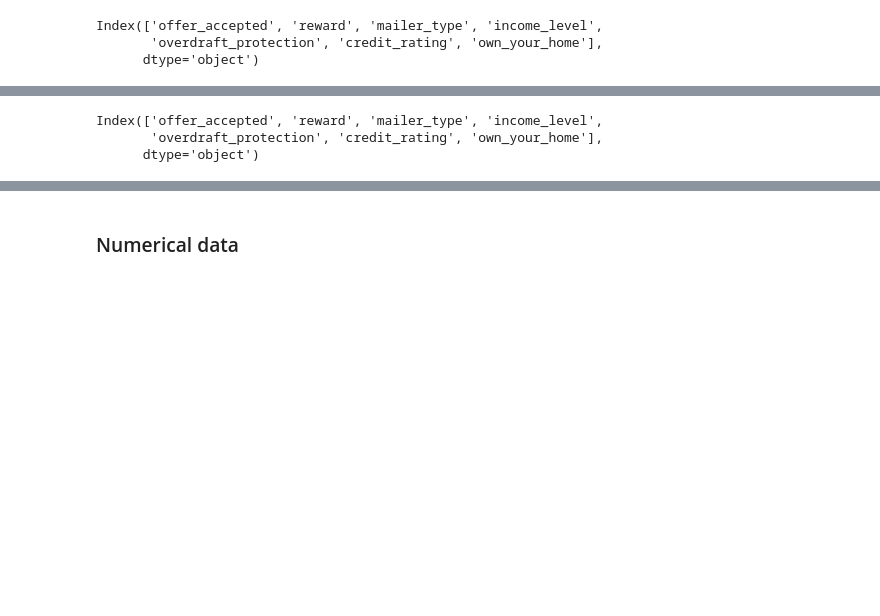
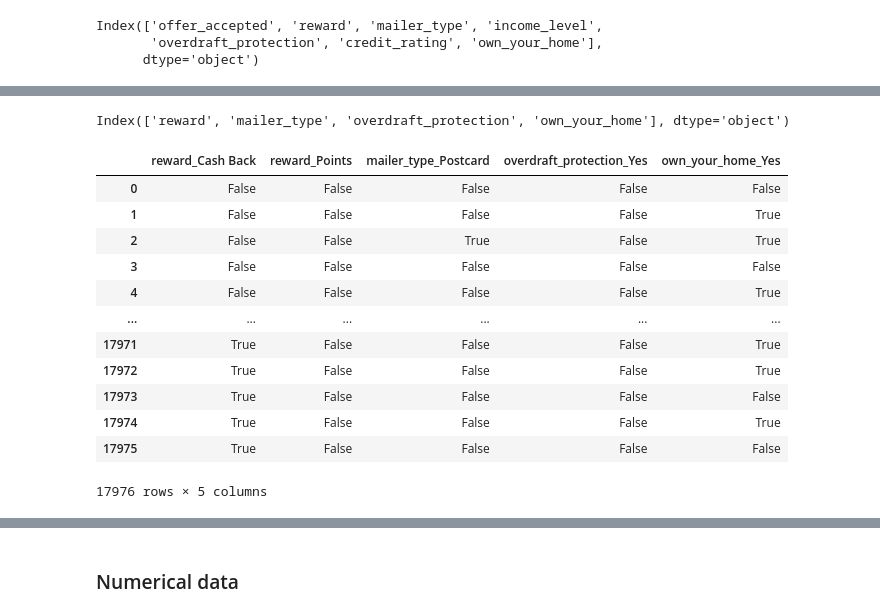
Before and after one commit to LeonardoOlmos/credit-card-offer, a Jupyter notebook: credit_card_offer_classification.ipynb, the cells around one changed output, grey strips where cells are left out. Drawn from its saved outputs; the diff is of its cells as text; code cells hidden in the pictures; blank space fills up the shorter version.

```diff
--- a/credit_card_offer_classification.ipynb
+++ b/credit_card_offer_classification.ipynb
@@ -146,6 +155,26 @@ for column in categorical_data.columns:
 # %%
-categorical_data.columns
+categorical_data = categorical_data.drop(columns=['income_level', 'credit_rating', 'offer_accepted'])
-# %% [output]
-Index(['offer_accepted', 'reward', 'mailer_type', 'income_level',
-       'overdraft_protection', 'credit_rating', 'own_your_home'],
-      dtype='object')
+# %%
+categorical_data.columns
+# %% [output]
+Index(['reward', 'mailer_type', 'overdraft_protection', 'own_your_home'], dtype='object')
+# %%
+categorical_data = pd.get_dummies(categorical_data, drop_first=True)
+# %%
+categorical_data = categorical_data.reset_index(drop=True)
+# %%
+categorical_data
+# %% [output]
+|  | reward_Cash Back | reward_Points | mailer_type_Postcard | overdraft_protection_Yes | own_your_home_Yes |
+| 0 | False | False | False | False | False |
+| 1 | False | False | False | False | True |
+| 2 | False | False | True | False | True |
+| 3 | False | False | False | False | False |
+| 4 | False | False | False | False | True |
+| ... | ... | ... | ... | ... | ... |
+| 17971 | True | False | False | False | True |
+| 17972 | True | False | False | False | True |
+| 17973 | True | False | False | False | False |
+| 17974 | True | False | False | False | True |
+| 17975 | True | False | False | False | False |
+17976 rows × 5 columns
```
Also changed, not shown: parts of 29 cells of this notebook.
